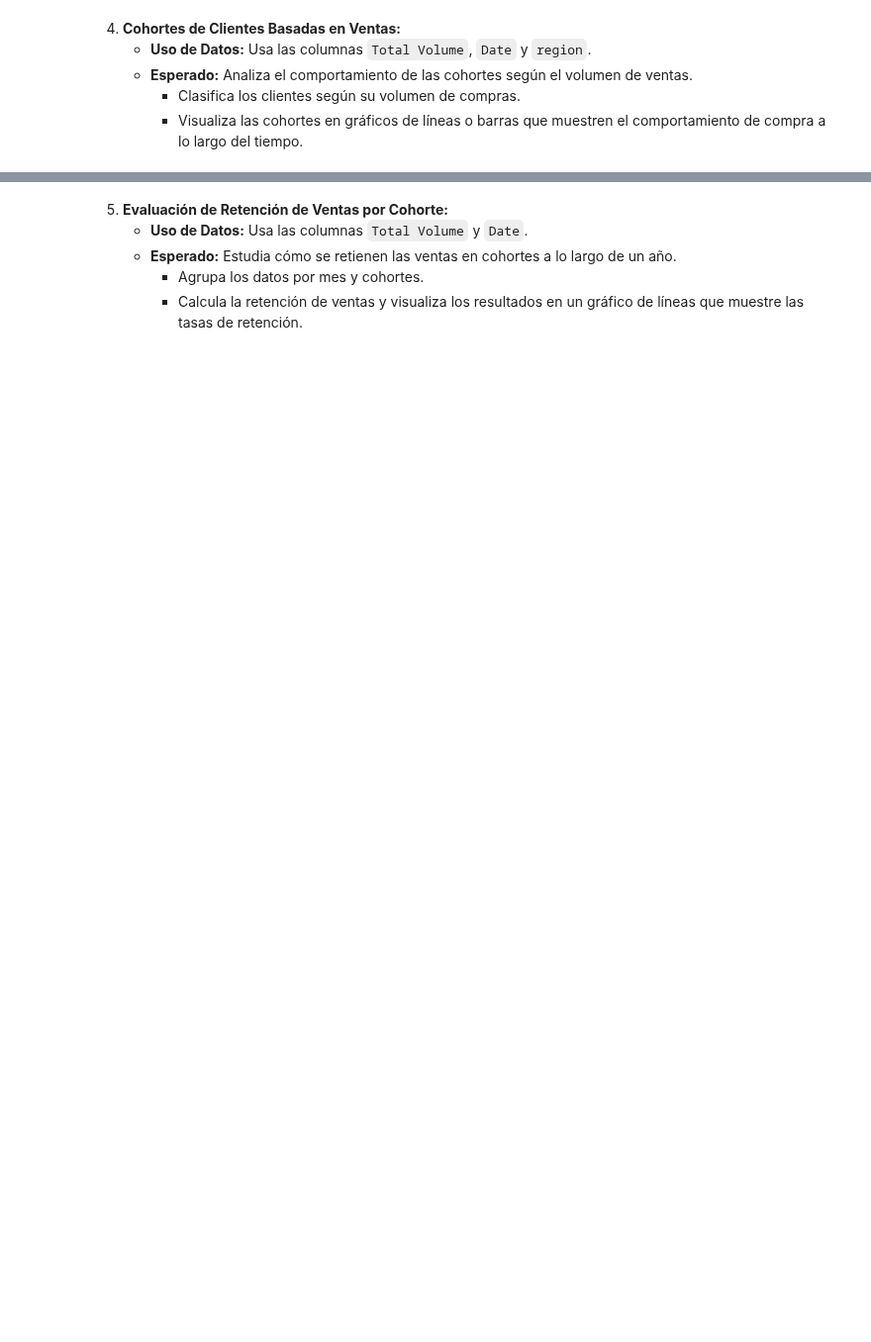
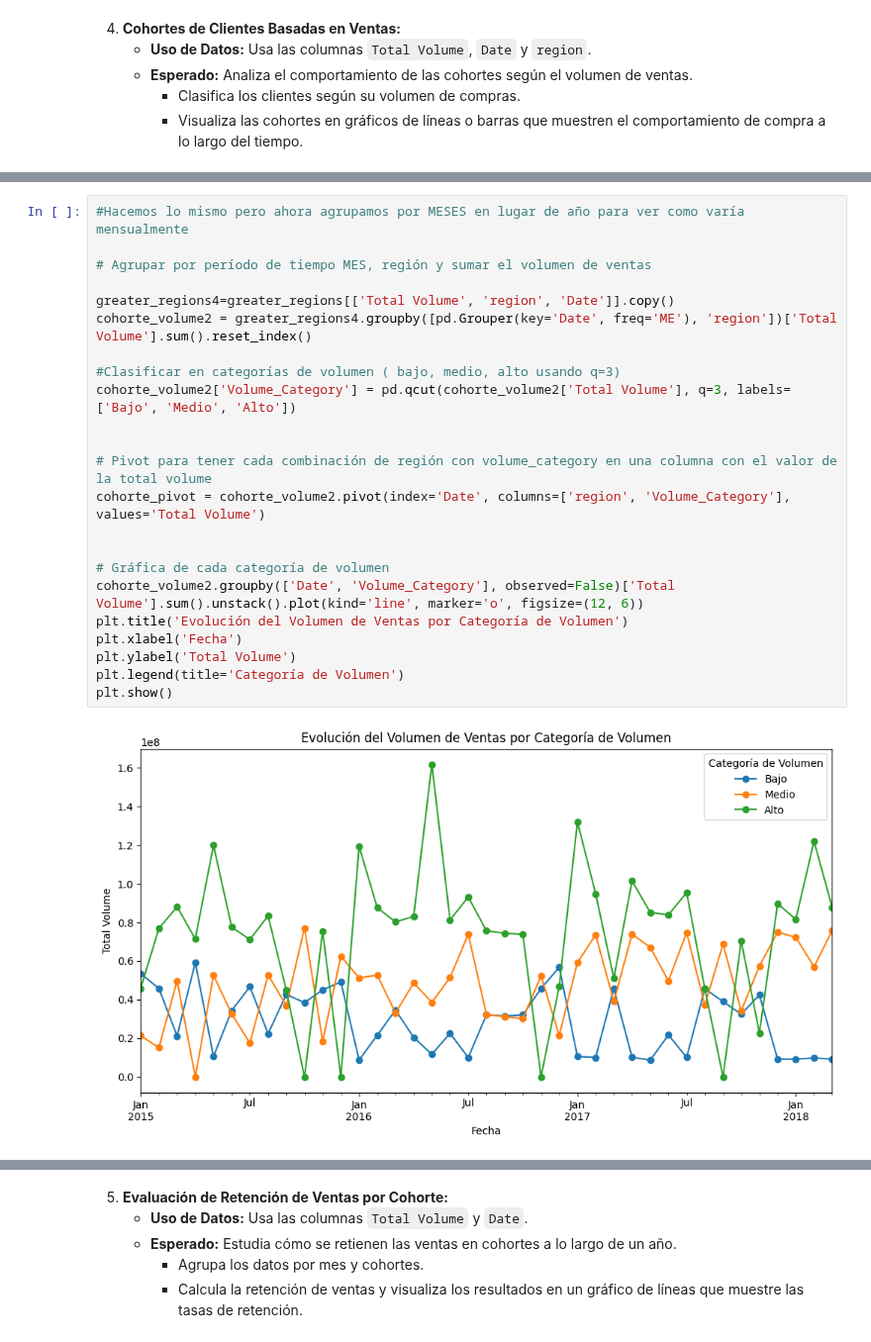
Before and after one commit to albagd77/MAGic-Avocado-TP1, a Jupyter notebook: 04_analisis_cohortes.ipynb, the cells around one changed output, grey strips where cells are left out. Shown at 99% size. Cells and saved outputs as stored; diff of their text form; blank space fills up the shorter version.

```diff
--- a/04_analisis_cohortes.ipynb
+++ b/04_analisis_cohortes.ipynb
@@ -185,0 +287,25 @@ plt.legend(title='Total Volume por Trimestres', loc='upper left', bbox_to_anchor
+# %%
+#Hacemos lo mismo pero ahora agrupamos por MESES en lugar de año para ver como varía mensualmente
+
+# Agrupar por período de tiempo MES, región y sumar el volumen de ventas
+
+greater_regions4=greater_regions[['Total Volume', 'region', 'Date']].copy()
+cohorte_volume2 = greater_regions4.groupby([pd.Grouper(key='Date', freq='ME'), 'region'])['Total Volume'].sum().reset_index()
+
+#Clasificar en categorías de volumen ( bajo, medio, alto usando q=3)
+cohorte_volume2['Volume_Category'] = pd.qcut(cohorte_volume2['Total Volume'], q=3, labels=['Bajo', 'Medio', 'Alto'])
+
+
+# Pivot para tener cada combinación de región con volume_category en una columna con el valor de la total volume
+cohorte_pivot = cohorte_volume2.pivot(index='Date', columns=['region', 'Volume_Category'], values='Total Volume')
+
+
+# Gráfica de cada categoría de volumen
+cohorte_volume2.groupby(['Date', 'Volume_Category'], observed=False)['Total Volume'].sum().unstack().plot(kind='line', marker='o', figsize=(12, 6))
+plt.title('Evolución del Volumen de Ventas por Categoría de Volumen')
+plt.xlabel('Fecha')
+plt.ylabel('Total Volume')
+plt.legend(title='Categoría de Volumen')
+plt.show()
+# %% [output]
+[figure, added]
```
Also changed, not shown: parts of 15 cells of this notebook.
